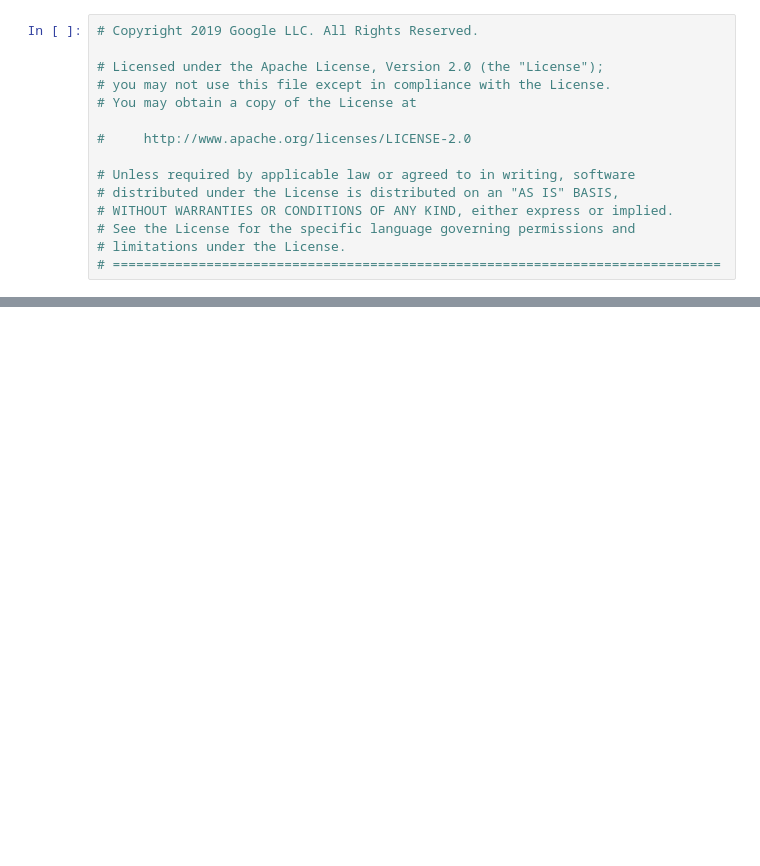
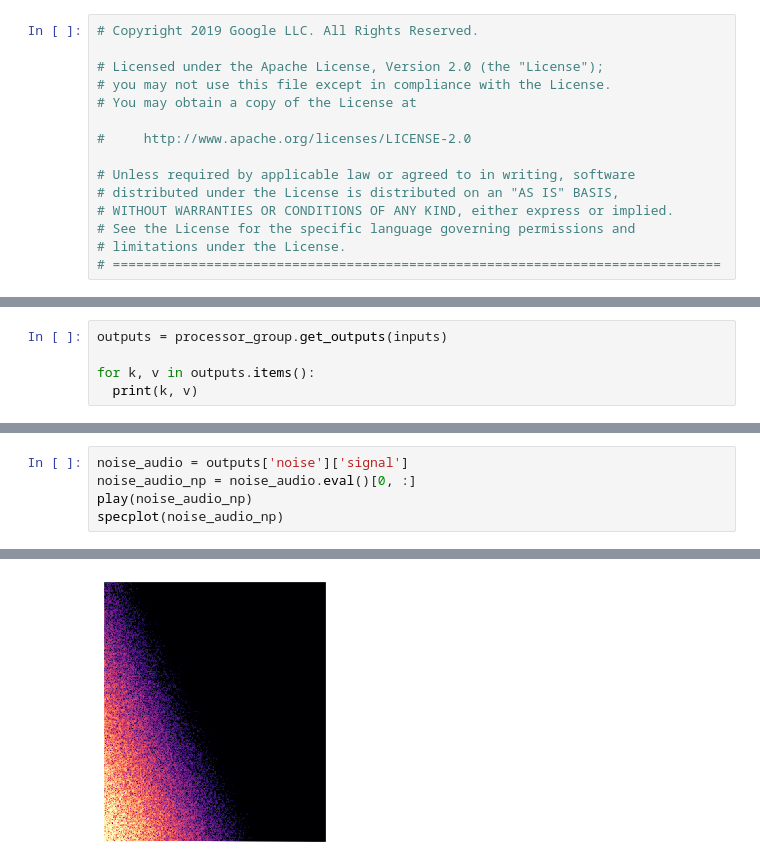
Before and after one commit to magenta/ddsp, a Jupyter notebook: ddsp/tutorials/2_processor_group.ipynb, the cells around one changed output, grey strips where cells are left out. Cells and saved outputs as stored; diff of their text form; blank space fills up the shorter version.

```diff
--- a/ddsp/tutorials/2_processor_group.ipynb
+++ b/ddsp/tutorials/2_processor_group.ipynb
@@ -63,0 +209,5 @@ def specplot(audio, vmin=-5, vmax=1, rotate=True, size=512 + 256):
+# %%
+outputs = processor_group.get_outputs(inputs)
+
+for k, v in outputs.items():
+  print(k, v)
@@ -63,0 +225,6 @@ def specplot(audio, vmin=-5, vmax=1, rotate=True, size=512 + 256):
+# %%
+noise_audio = outputs['noise']['signal']
+noise_audio_np = noise_audio.eval()[0, :]
+play(noise_audio_np)
+specplot(noise_audio_np)
+# %% [output]
@@ -63,0 +232 @@ def specplot(audio, vmin=-5, vmax=1, rotate=True, size=512 + 256):
+[figure, added]
```
Also changed, not shown: parts of 25 cells of this notebook, 3 other files.
